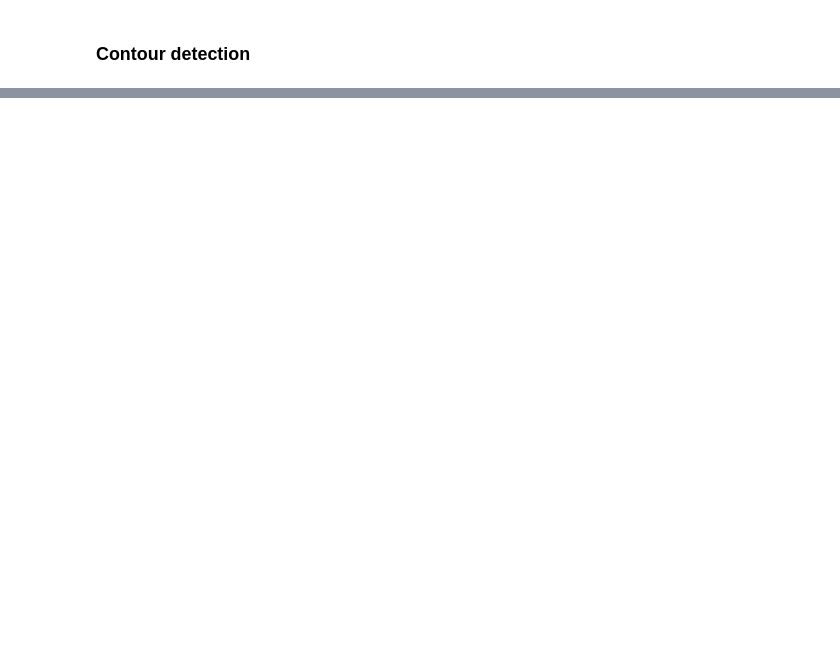
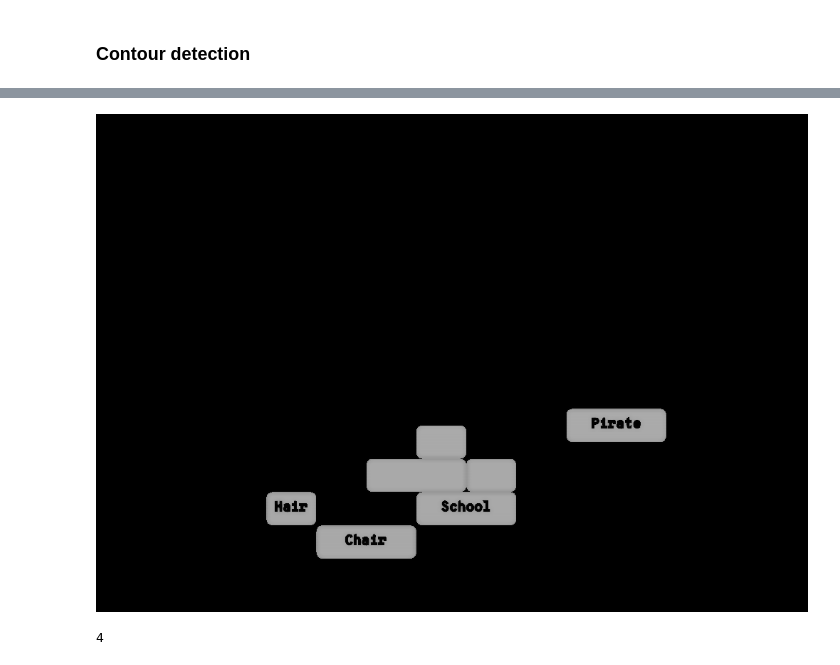
Before and after one commit to pravj/semantris-solver, a Jupyter notebook: Semantris Block Mode.ipynb, the cells around one changed output, grey strips where cells are left out. Cells and saved outputs as stored; diff of their text form; code cells hidden in the pictures; blank space fills up the shorter version.

```diff
--- a/Semantris Block Mode.ipynb
+++ b/Semantris Block Mode.ipynb
@@ -131,0 +124,7 @@ showarray(cv2.drawContours(im2, contours, -1, (0,0,0)))
+# %%
+# bilateral filter is effective when you want to
+# keep the edges sharp while removing noise
+imgray = cv2.bilateralFilter(imgray, 10, 50, 50)
+showarray(imgray)
+# %% [output]
+[figure, added]
@@ -131,0 +138,6 @@ showarray(cv2.drawContours(im2, contours, -1, (0,0,0)))
+# %%
+# no of contours found in the image
+# word-rectangles attached to each other results in the same contour
+len(contours)
+# %% [output]
+4
```
Also changed, not shown: parts of 16 cells of this notebook, 1 other file.
